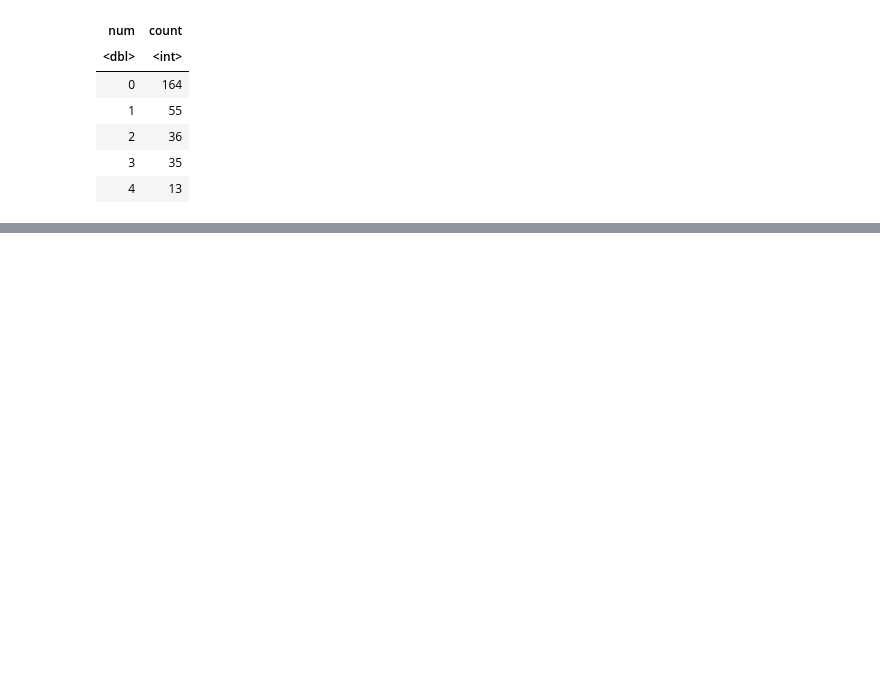
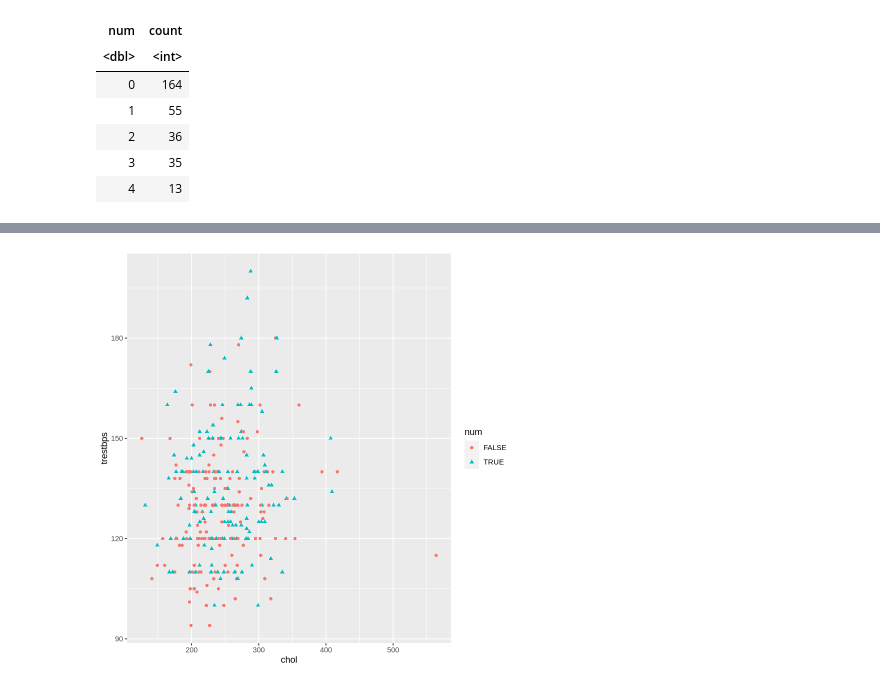
Before and after one commit to wtarit/dsci-100-project, a Jupyter notebook: group_proposal.ipynb, the cells around one changed output, grey strips where cells are left out. Cells and saved outputs as stored; diff of their text form; code cells hidden in the pictures; blank space fills up the shorter version.

```diff
--- a/group_proposal.ipynb
+++ b/group_proposal.ipynb
@@ -63,0 +81,7 @@ A tibble: 5 × 2
+# %%
+plot <- ggplot(heart_disease_binary, aes(x = chol, y = trestbps, color = num, shape = num)) +
+    geom_point()
+
+plot
+# %% [output]
+[figure, added]
```
Also changed, not shown: parts of 10 cells of this notebook.
